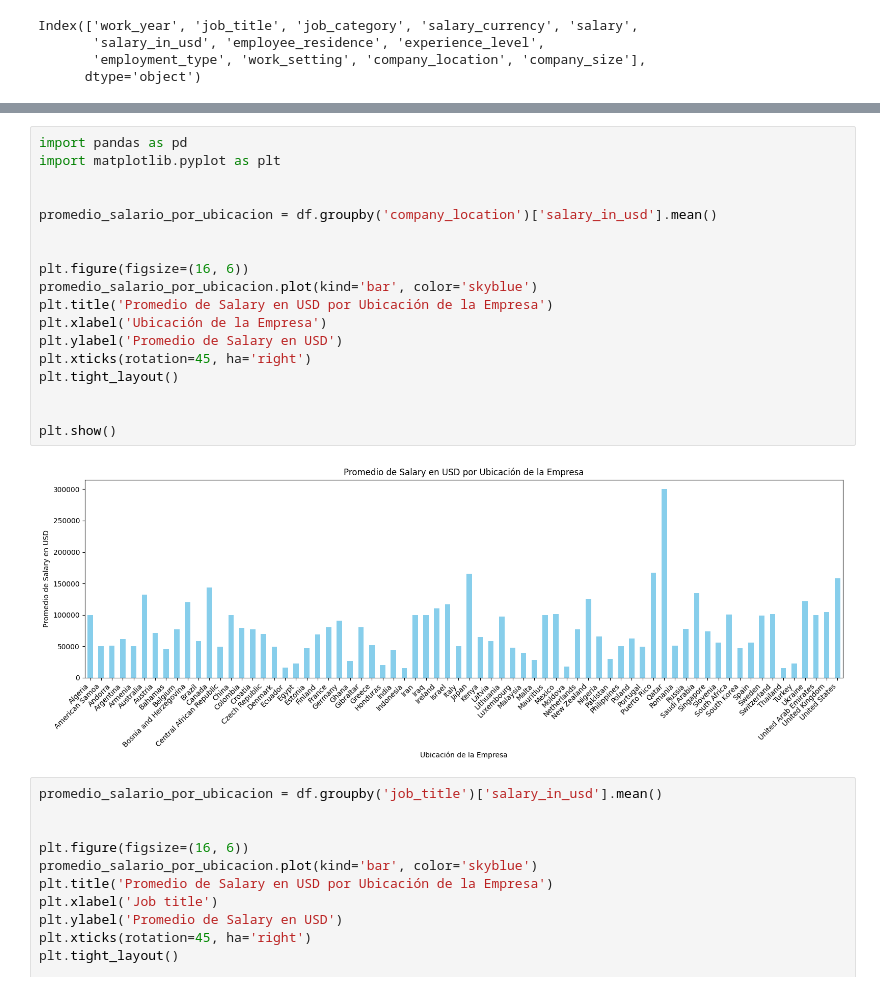
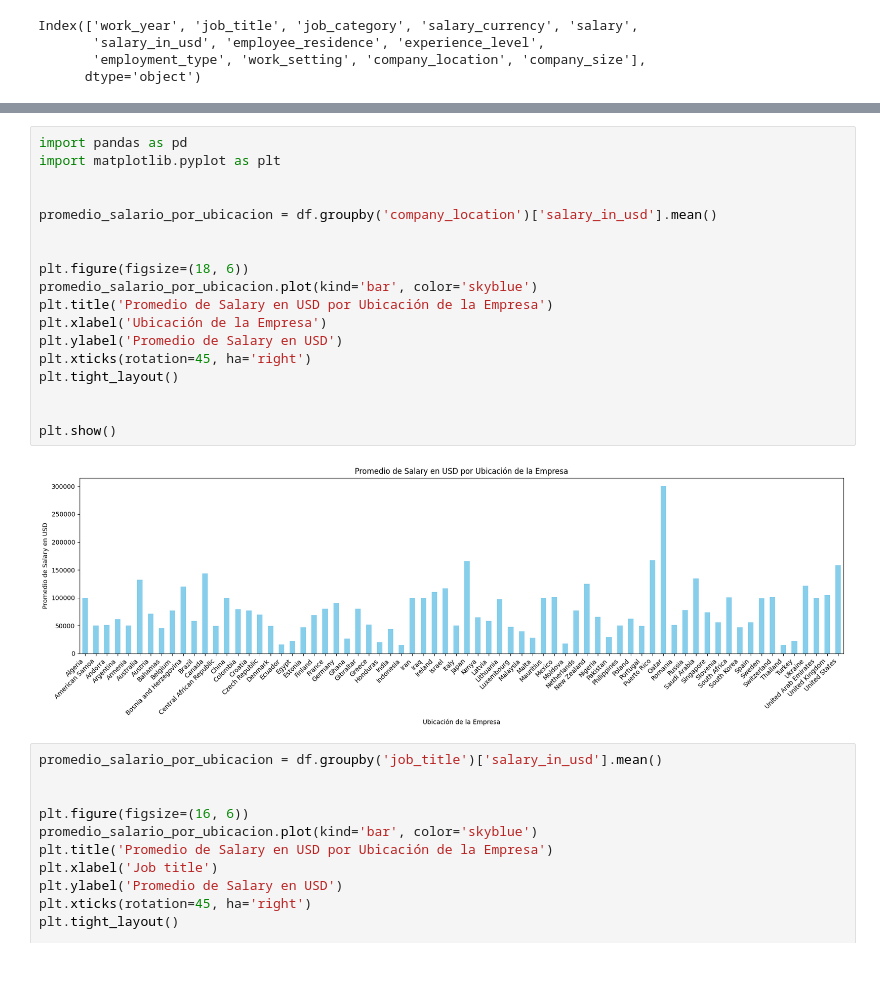
Before and after one commit to tomuzca/DataJobs, a Jupyter notebook: Untitled-1.ipynb, the cells around one changed output, grey strips where cells are left out. Cells and saved outputs as stored; diff of their text form.

```diff
--- a/Untitled-1.ipynb
+++ b/Untitled-1.ipynb
@@ -62,23 +62,23 @@ memory usage: 877.2+ KB
 # %%
 import pandas as pd
 import matplotlib.pyplot as plt
 
 
 promedio_salario_por_ubicacion = df.groupby('company_location')['salary_in_usd'].mean()
 
 
-plt.figure(figsize=(16, 6))
+plt.figure(figsize=(18, 6))
 promedio_salario_por_ubicacion.plot(kind='bar', color='skyblue')
 plt.title('Promedio de Salary en USD por Ubicación de la Empresa')
 plt.xlabel('Ubicación de la Empresa')
 plt.ylabel('Promedio de Salary en USD')
 plt.xticks(rotation=45, ha='right')
 plt.tight_layout()
 
 
 plt.show()
 # %% [output]
-[figure, old version]
+[figure, new version]
 # %%
 promedio_salario_por_ubicacion = df.groupby('job_title')['salary_in_usd'].mean()
 
```
